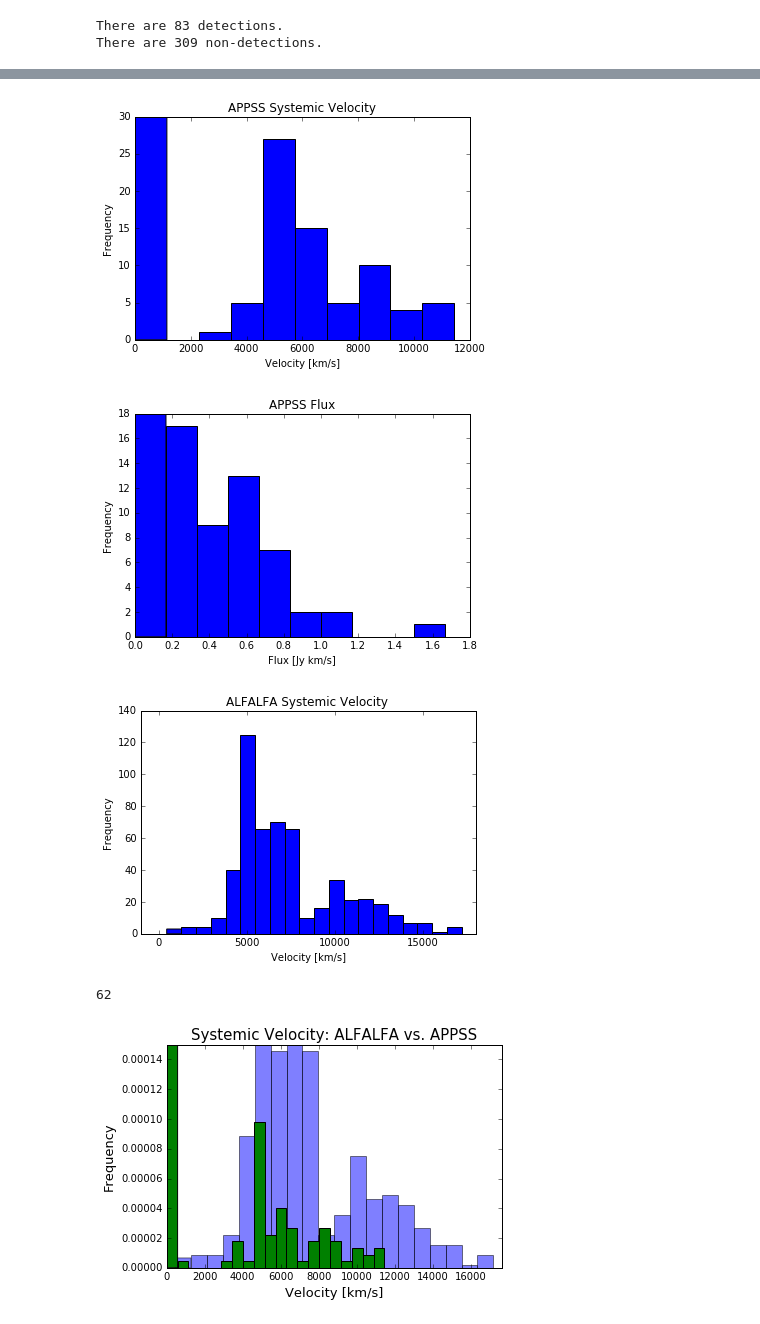
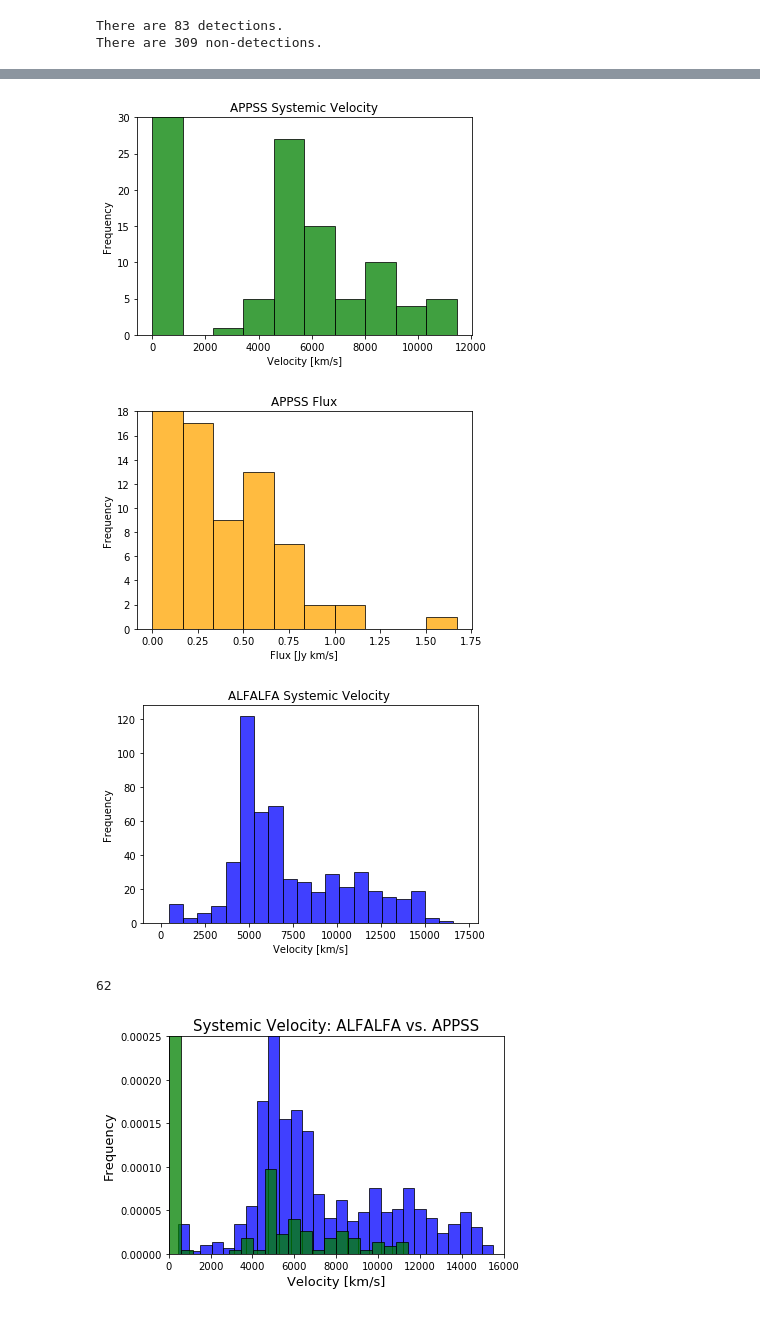
Before and after one commit to jsribaud/APPSS, a Jupyter notebook: UAT_code.ipynb, the cells around one changed output, grey strips where cells are left out. Saved outputs shown, nothing was run; the diff lists cells and outputs as text; code cells hidden in the pictures.

```diff
--- a/UAT_code.ipynb
+++ b/UAT_code.ipynb
@@ -146,7 +143,8 @@ gooddec=(HI >= 33.5) & (HI <= 36.5)
 
 #my data slice flux and velocity
 #notice how I redefined the velocity
-
+flux_appss=data_appss['Flux']
+v1=v_sys
 
 #alfalfa data
 flux_alf=data_alf['HIflux']
@@ -158,7 +156,7 @@ goodflux=flux_alf[gooddec]
 
 #figure of the velocity vs. flux of the appss slice and the alfalfa data
 plt.figure()
-plt.plot(v1, flux_me,'ro')
+plt.plot(v1, flux_appss,'ro')
 plt.plot(goodv2, goodflux,'ko', alpha=.1) #only near dec 35, 1.5
 plt.title('Flux vs. Systemic Velocity: APPSS and ALFALFA',fontsize=15)
 plt.xlabel('Velocity [km/s]',fontsize=13)
@@ -173,7 +171,7 @@ fig = plt.gcf()
 # %%
 #systemic velocity frequency of just my slice
 plt.figure(1)
-plt.hist(v1)
+plt.hist(v1, alpha=.75, facecolor = 'green', edgecolor= 'black')
 plt.title("APPSS Systemic Velocity")
 plt.xlabel("Velocity [km/s]")
 plt.ylabel("Frequency")
@@ -185,7 +183,7 @@ fig1 = plt.gcf()
 
 #flux frequency of just my slice
 plt.figure(2)
-plt.hist(flux_me)
+plt.hist(flux_appss, alpha=.75, facecolor = 'orange', edgecolor= 'black')
 plt.title("APPSS Flux")
 plt.xlabel("Flux [Jy km/s]")
 plt.ylabel("Frequency")
@@ -195,12 +193,12 @@ fig2 = plt.gcf()
 
 #fig2.savefig('flux_appss.pdf')
 # %% [output]
-[figure, old version]
+[figure, new version]
-[figure, old version]
+[figure, new version]
 # %%
 #this histogram is just of the systemic velocity of ALFALFA data in my slice's range
 plt.figure()
-plt.hist(good_v_alf,bins=20)#=remember good_v_alf was used to define data from ALFALFA that could fit in my slice
+plt.hist(good_v_alf,bins=20, alpha=.75, facecolor = 'blue', edgecolor= 'black')#=remember good_v_alf was used to define data from ALFALFA that could fit in my slice
 
 pylab.xlim([-1000,18000])
 
@@ -212,7 +210,7 @@ fig = plt.gcf()
 
 #fig.savefig('velocity_ALF.pdf') #uncomment to save figure
 # %% [output]
-[figure, old version]
+[figure, new version]
 # %%
 #where is the signal to noise ratio greater than 2?
 s_n = data_appss['SN']
@@ -223,18 +221,18 @@ np.size(goodsn)
 # %%
 #histogram compares the velocity of my slice data and ALFALFA data in my slice's range
 plt.figure()
-plt.hist(good_v_alf,bins=20, alpha=.5, normed = True) #normalizes for fractional values
-plt.hist(v1,bins=20, normed=True)
+plt.hist(good_v_alf,bins=30,normed=True,alpha=.75,facecolor='blue',edgecolor='black') #normalizes for fractional values
+plt.hist(v1,bins=20,normed=True,alpha=.75,facecolor='green',edgecolor='black')
 
 plt.title("Systemic Velocity: ALFALFA vs. APPSS", fontsize=15)
 plt.xlabel("Velocity [km/s]",fontsize=13)
 plt.ylabel("Frequency",fontsize=13)
-pylab.xlim([0, 17600])
-pylab.ylim([0,.00015])
+pylab.xlim([0, 16000])
+pylab.ylim([0,.00025])
 
 fig = plt.gcf()
 
 #fig.savefig('velocity_both_hist.pdf') #uncomment to save
 # %% [output]
-[figure, old version]
+[figure, new version]
 # %%
```
Also changed, not shown: parts of 7 cells of this notebook.
